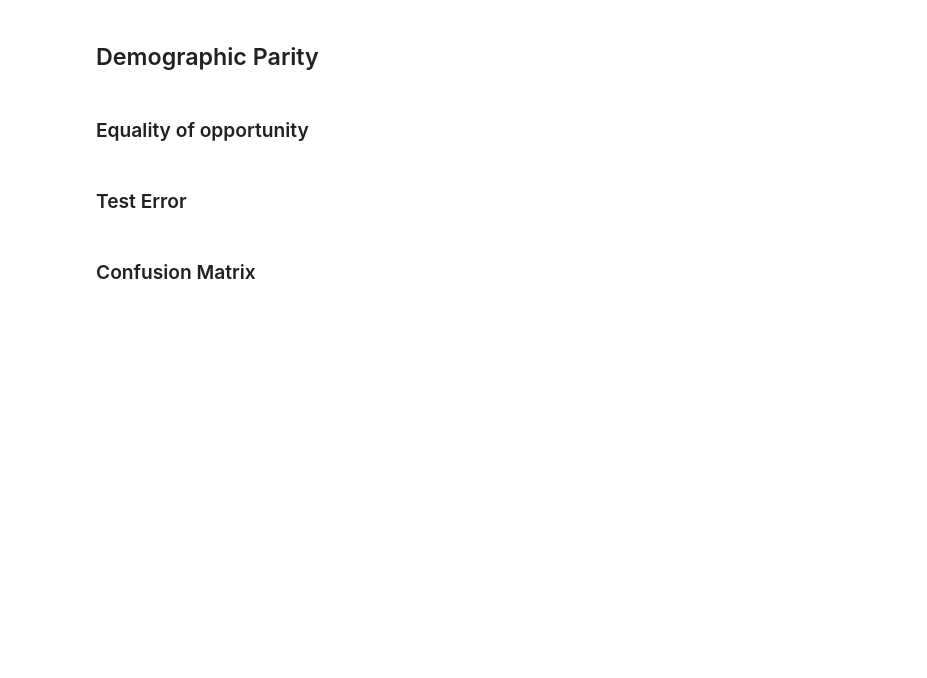
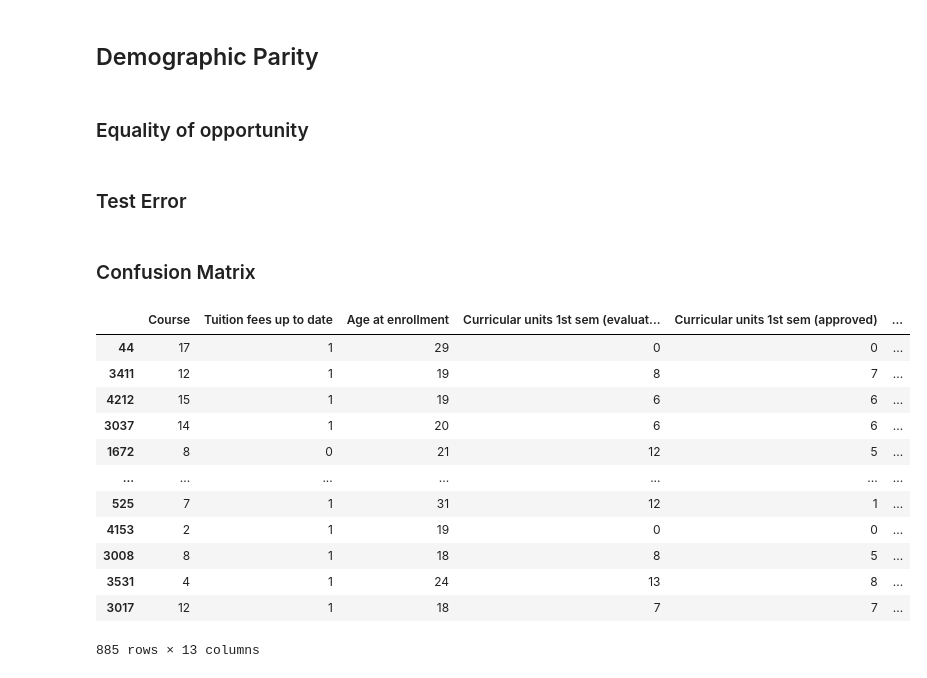
Before and after one commit to KANUBALAD/ML-Fairness-in-School-DropOut-, a Jupyter notebook: Notebooks/ML_Logistic_regression.ipynb, the cells around one changed output. Drawn from its saved outputs; the diff is of its cells as text; code cells hidden in the pictures; blank space fills up the shorter version.

```diff
--- a/Notebooks/ML_Logistic_regression.ipynb
+++ b/Notebooks/ML_Logistic_regression.ipynb
@@ -130,5 +132,5 @@ Precision Score for males:  0.79
 Recall Score for males:  0.72
 F1 Score for males:  0.75
 # %%
-fairX['Age_Group'] = fairX['Age at enrollment'].apply(lambda age: 'old' if age > 22 else 'young')
+fairX['Age_Group'] = fairX['Age at enrollment'].apply(lambda age: 0 if age > 22 else 1) # old: 0, young:1
 # %%
@@ -206,4 +208,20 @@ def get_statistics(model, X_test, y_test, pred, mask, confusion=True):
     y_test = torch.tensor(y_test)
     print("statistical_parity for unprotected: %.3f, for protected: %.3f, difference: %.3f" % (statistical_parity(pred, mask),statistical_parity(pred,1-mask), statistical_parity(pred,mask)-statistical_parity(pred,1-mask)))
     print("equal_opportunity for unprotected: %.3f, for protected: %.3f, difference: %.3f" % (equal_opportunity(pred, y_test,mask),equal_opportunity(pred, y_test,1-mask), equal_opportunity(pred, y_test,mask) - equal_opportunity(pred, y_test,1-mask)))
+# %%
+fairX
+# %% [output]
+|  | Course | Tuition fees up to date | Age at enrollment | Curricular units 1st sem (evaluat... | Curricular units 1st sem (approved) | ... |
+| 44 | 17 | 1 | 29 | 0 | 0 | ... |
+| 3411 | 12 | 1 | 19 | 8 | 7 | ... |
+| 4212 | 15 | 1 | 19 | 6 | 6 | ... |
+| 3037 | 14 | 1 | 20 | 6 | 6 | ... |
+| 1672 | 8 | 0 | 21 | 12 | 5 | ... |
+| ... | ... | ... | ... | ... | ... | ... |
+| 525 | 7 | 1 | 31 | 12 | 1 | ... |
+| 4153 | 2 | 1 | 19 | 0 | 0 | ... |
+| 3008 | 8 | 1 | 18 | 8 | 5 | ... |
+| 3531 | 4 | 1 | 24 | 13 | 8 | ... |
+| 3017 | 12 | 1 | 18 | 7 | 7 | ... |
+885 rows × 13 columns
 # %%
```
Also changed, not shown: parts of 8 cells of this notebook.
